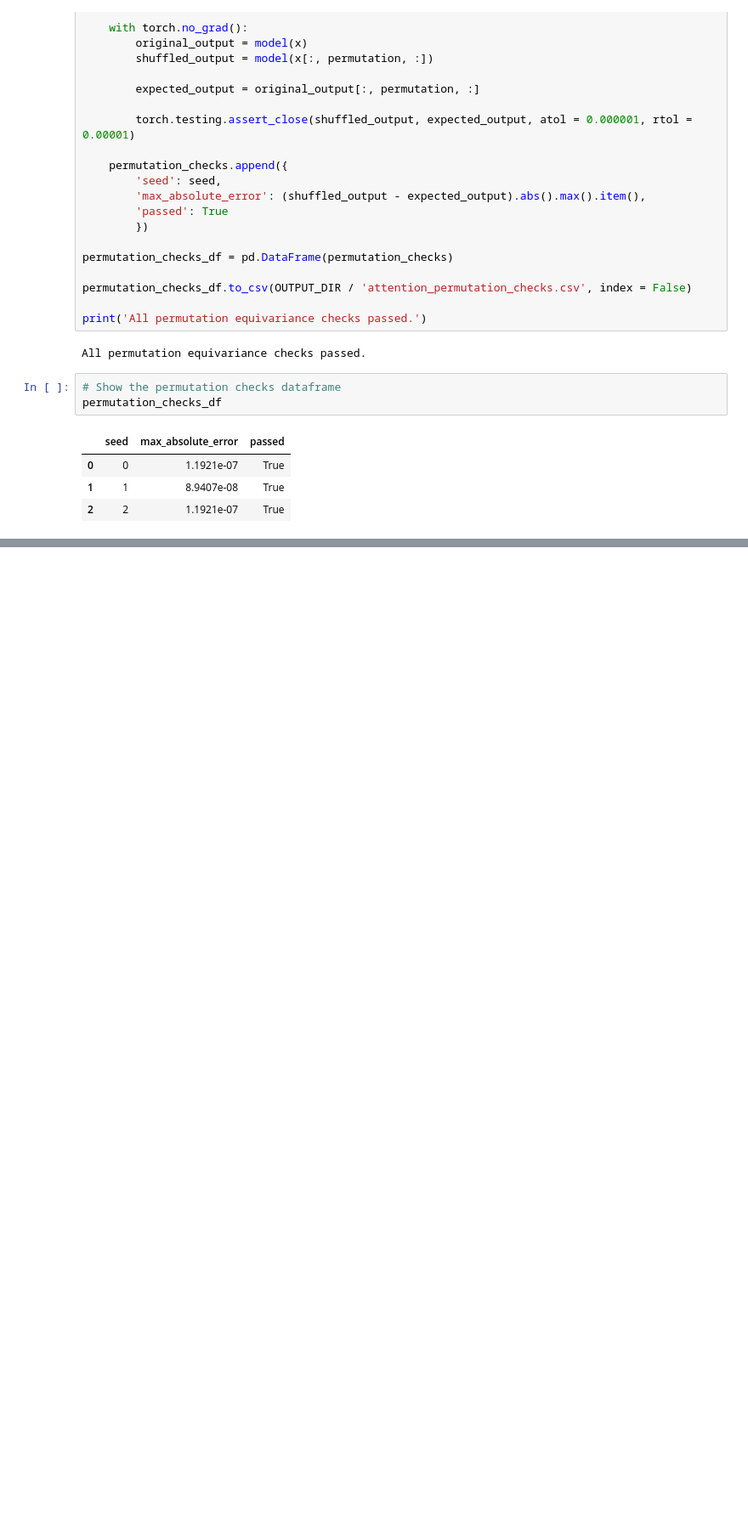
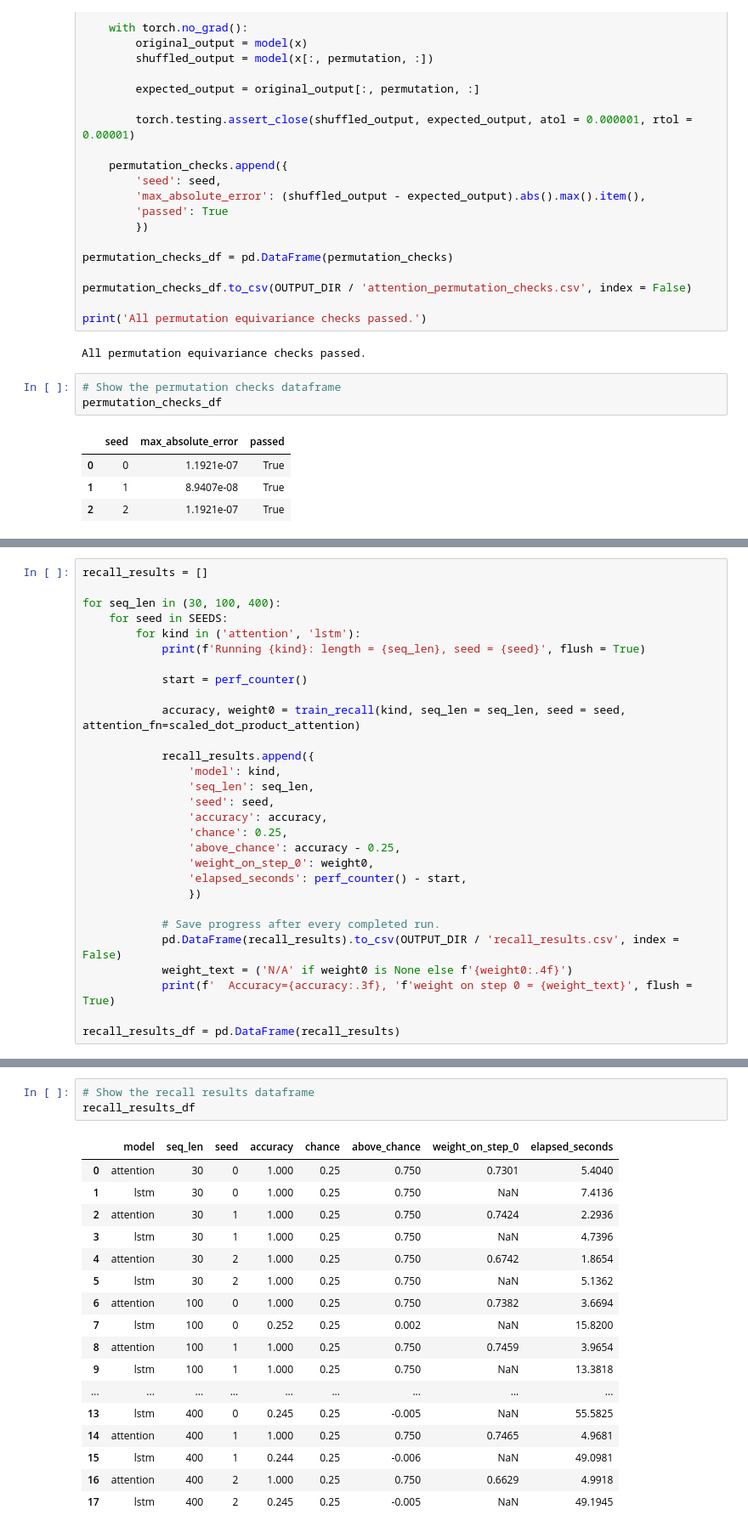
Before and after one commit to dancmartin11/aigc-5500-lab-05-attention-against-recurrence, a Jupyter notebook: daniel_alejandro_castillo_martin_LAB5.ipynb, the cells around one changed output, grey strips where cells are left out. Shown at 85% size. Drawn from its saved outputs; the diff is of its cells as text; blank space fills up the shorter version.

```diff
--- a/daniel_alejandro_castillo_martin_LAB5.ipynb
+++ b/daniel_alejandro_castillo_martin_LAB5.ipynb
@@ -347,0 +356,29 @@ permutation_checks_df
+# %%
+recall_results = []
+
+for seq_len in (30, 100, 400):
+    for seed in SEEDS:
+        for kind in ('attention', 'lstm'):
+            print(f'Running {kind}: length = {seq_len}, seed = {seed}', flush = True)
+
+            start = perf_counter()
+
+            accuracy, weight0 = train_recall(kind, seq_len = seq_len, seed = seed, attention_fn=scaled_dot_product_attention)
+
+            recall_results.append({
+                'model': kind,
+                'seq_len': seq_len,
+                'seed': seed,
+                'accuracy': accuracy,
+                'chance': 0.25,
+                'above_chance': accuracy - 0.25,
+                'weight_on_step_0': weight0,
+                'elapsed_seconds': perf_counter() - start,
+                })
+
+            # Save progress after every completed run.
+            pd.DataFrame(recall_results).to_csv(OUTPUT_DIR / 'recall_results.csv', index = False)
+            weight_text = ('N/A' if weight0 is None else f'{weight0:.4f}')
+            print(f'  Accuracy={accuracy:.3f}, 'f'weight on step 0 = {weight_text}', flush = True)
+
+recall_results_df = pd.DataFrame(recall_results)
@@ -347,0 +403,21 @@ permutation_checks_df
+# %%
+# Show the recall results dataframe
+recall_results_df
+# %% [output]
+|  | model | seq_len | seed | accuracy | chance | above_chance | weight_on_step_0 | elapsed_seconds |
+| 0 | attention | 30 | 0 | 1.000 | 0.25 | 0.750 | 0.7301 | 5.4040 |
+| 1 | lstm | 30 | 0 | 1.000 | 0.25 | 0.750 | NaN | 7.4136 |
+| 2 | attention | 30 | 1 | 1.000 | 0.25 | 0.750 | 0.7424 | 2.2936 |
+| 3 | lstm | 30 | 1 | 1.000 | 0.25 | 0.750 | NaN | 4.7396 |
+| 4 | attention | 30 | 2 | 1.000 | 0.25 | 0.750 | 0.6742 | 1.8654 |
+| 5 | lstm | 30 | 2 | 1.000 | 0.25 | 0.750 | NaN | 5.1362 |
+| 6 | attention | 100 | 0 | 1.000 | 0.25 | 0.750 | 0.7382 | 3.6694 |
+| 7 | lstm | 100 | 0 | 0.252 | 0.25 | 0.002 | NaN | 15.8200 |
+| 8 | attention | 100 | 1 | 1.000 | 0.25 | 0.750 | 0.7459 | 3.9654 |
+| 9 | lstm | 100 | 1 | 1.000 | 0.25 | 0.750 | NaN | 13.3818 |
+| ... | ... | ... | ... | ... | ... | ... | ... | ... |
+| 13 | lstm | 400 | 0 | 0.245 | 0.25 | -0.005 | NaN | 55.5825 |
+| 14 | attention | 400 | 1 | 1.000 | 0.25 | 0.750 | 0.7465 | 4.9681 |
+| 15 | lstm | 400 | 1 | 0.244 | 0.25 | -0.006 | NaN | 49.0981 |
+| 16 | attention | 400 | 2 | 1.000 | 0.25 | 0.750 | 0.6629 | 4.9918 |
+| 17 | lstm | 400 | 2 | 0.245 | 0.25 | -0.005 | NaN | 49.1945 |
```
Also changed, not shown: parts of 9 cells of this notebook, 2 other files.
